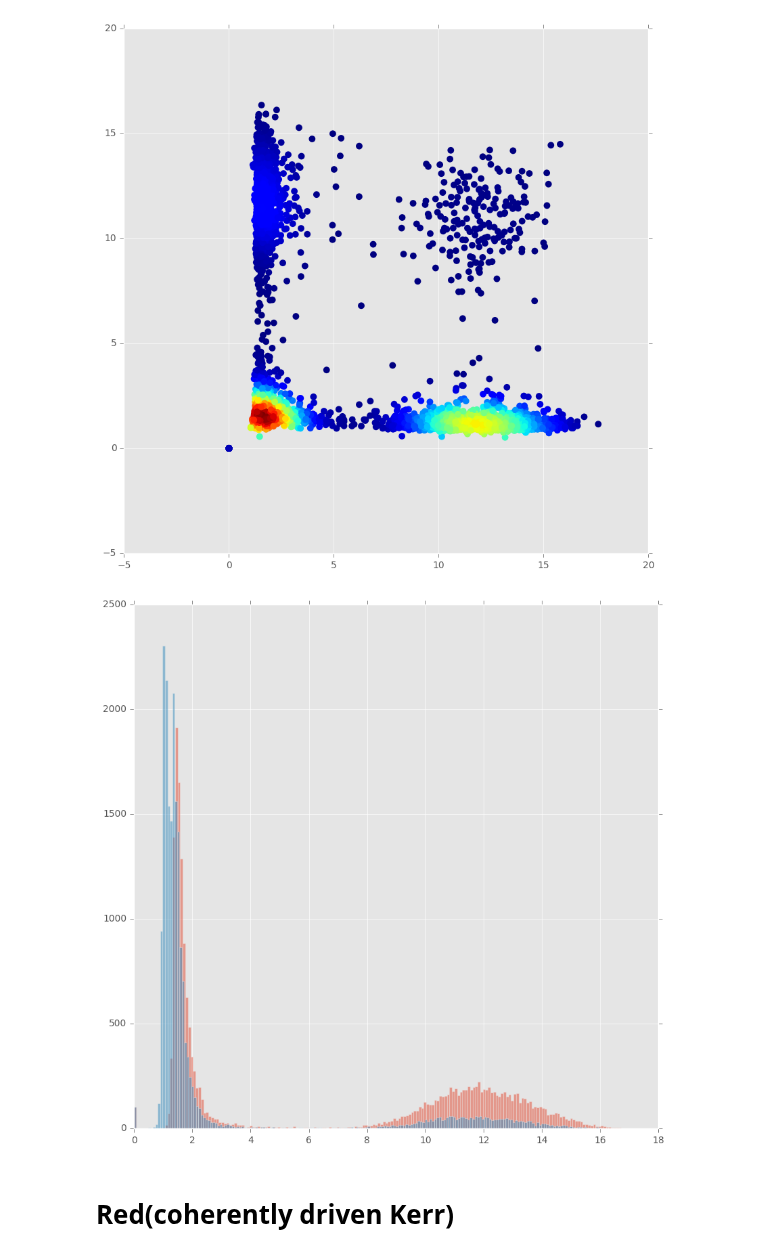
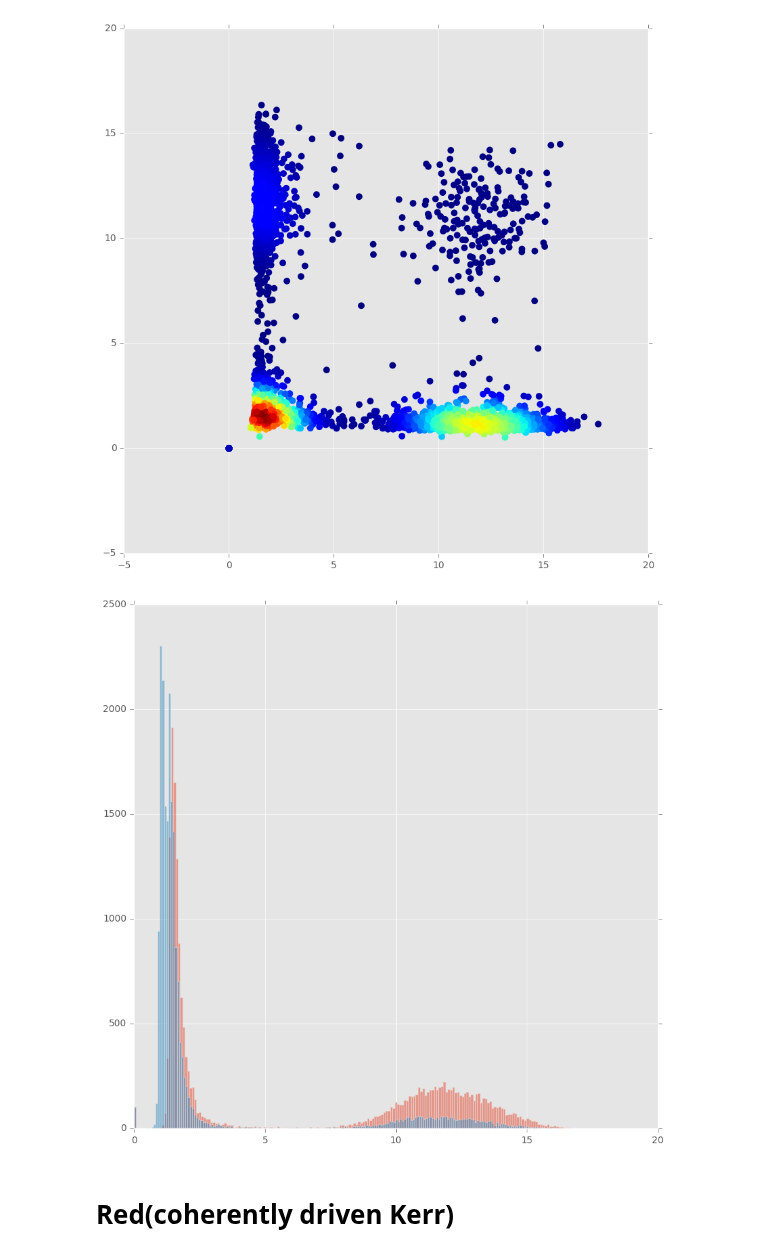
Before and after one commit to tabakg/diffusion_maps, a Jupyter notebook: hmm_on_kerrs.ipynb, the cells around one changed output. Drawn from its saved outputs; the diff is of its cells as text; code cells hidden in the pictures.

```diff
--- a/hmm_on_kerrs.ipynb
+++ b/hmm_on_kerrs.ipynb
@@ -495,12 +468,11 @@ $$100$$
 semi_2kerr_H_lst = []
 semi_2kerr_mcdata_lst = []
 
-Ntraj_to_use = 100
+Ntraj_to_use = Ntraj
 
 for traj_num in range(Ntraj_to_use):
     ## divide x and p by 2 since a = (x + pi) / 2.
-    ## multiply x and p by 2 since we are using only the L term (not H)
-    drive_coeff_x,drive_coeff_p = make_drive_coeffs(params[alpha0]-xs[traj_num][0]/2,-ps[traj_num][0]/2,delta_t)
+    drive_coeff_x,drive_coeff_p = make_drive_coeffs(params[alpha0]-xs[traj_num][0]/2.,-ps[traj_num][0]/2.,delta_t)
 #     drive_coeff_x,drive_coeff_p = make_drive_coeffs(np.zeros_like(xs[traj_num][0])+params[alpha0],np.zeros_like(ps[traj_num][0]),delta_t)
     H_driven_num,L0 = make_driven_model(drive_coeff_x,drive_coeff_p)
     semi_2kerr_H_lst.append(H_driven_num)
@@ -548,10 +520,11 @@ plot_density(N1s, N2s,s = 50)
 [figure]
 # %%
 plt.figure(figsize=(10,10))
+plt.xlim(0,20)
 plt.hist(N1s,bins=200,alpha = 0.5);
 plt.hist(N2s,bins=200,alpha = 0.5);
 # %% [output]
-[figure, old version]
+[figure, new version]
 # %% [markdown]
  # Red(coherently driven Kerr)
 # %%
```
Also changed, not shown: parts of 28 cells of this notebook, 1 other file.
